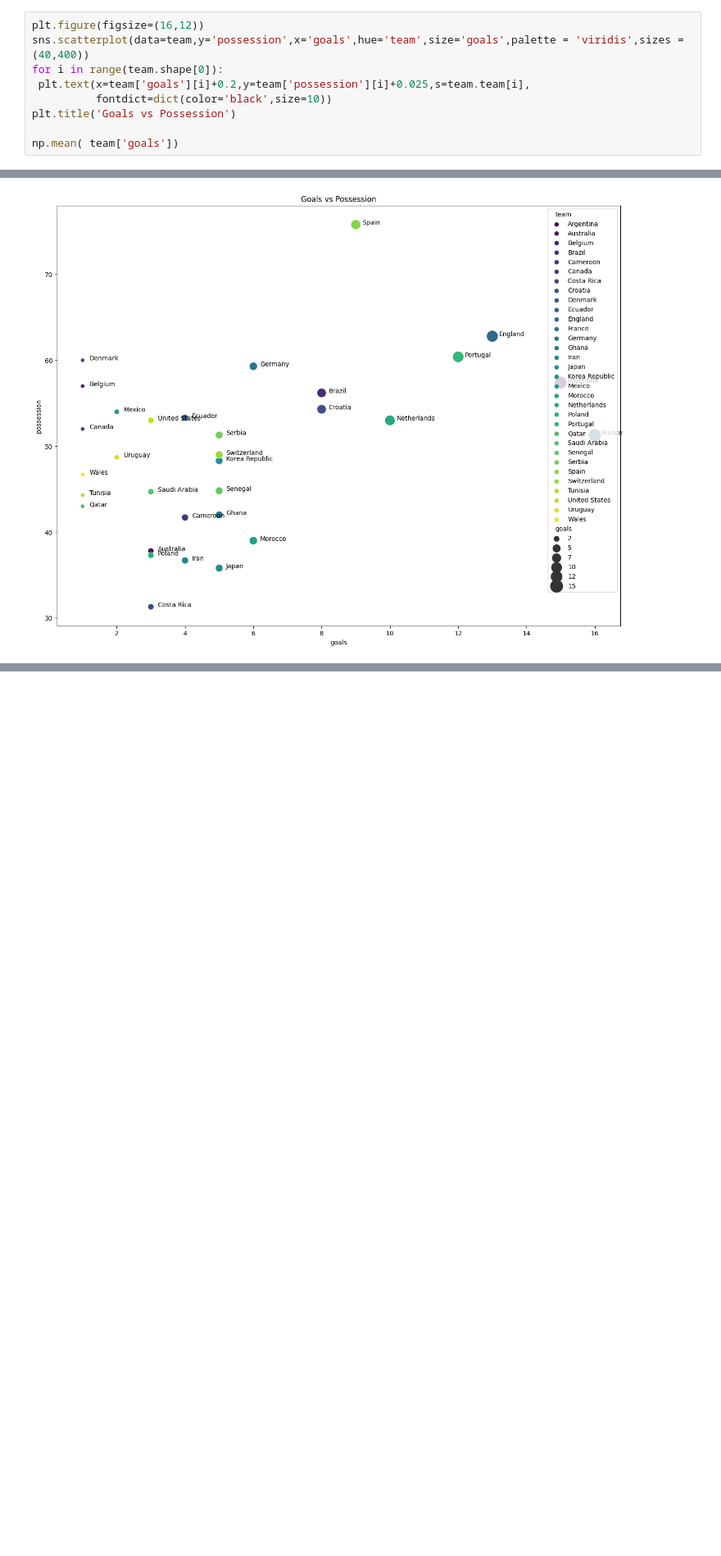
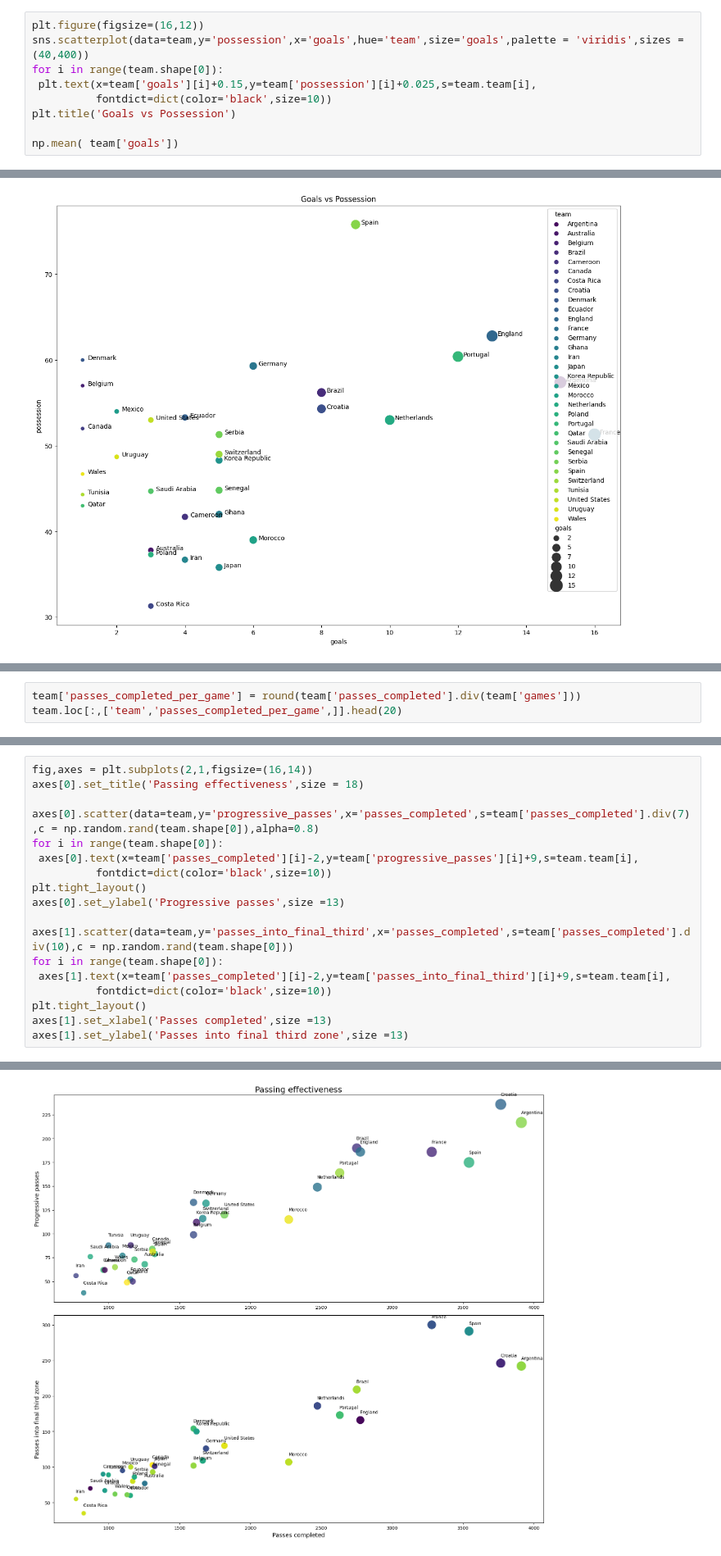
Before and after one commit to RayNguyent/World_Cup_2022, a Jupyter notebook: report.ipynb, the cells around one changed output, grey strips where cells are left out. Shown at 82% size. Cells and saved outputs as stored; diff of their text form; blank space fills up the shorter version.

Commit message:
update report with treemap + scatterplots

```diff
--- a/report.ipynb
+++ b/report.ipynb
@@ -122,7 +122,7 @@ France possessed the ball for average 51.3 minutes but scored surprisingly high
 plt.figure(figsize=(16,12))
 sns.scatterplot(data=team,y='possession',x='goals',hue='team',size='goals',palette = 'viridis',sizes = (40,400))
 for i in range(team.shape[0]):
- plt.text(x=team['goals'][i]+0.2,y=team['possession'][i]+0.025,s=team.team[i],
+ plt.text(x=team['goals'][i]+0.15,y=team['possession'][i]+0.025,s=team.team[i],
           fontdict=dict(color='black',size=10))
 plt.title('Goals vs Possession')
 
@@ -132,0 +150,3 @@ np.mean( team['goals'])
+# %%
+team['passes_completed_per_game'] = round(team['passes_completed'].div(team['games']))
+team.loc[:,['team','passes_completed_per_game',]].head(20)
@@ -132,0 +171,19 @@ np.mean( team['goals'])
+# %%
+fig,axes = plt.subplots(2,1,figsize=(16,14))
+axes[0].set_title('Passing effectiveness',size = 18)
+
+axes[0].scatter(data=team,y='progressive_passes',x='passes_completed',s=team['passes_completed'].div(7),c = np.random.rand(team.shape[0]),alpha=0.8)
+for i in range(team.shape[0]):
+ axes[0].text(x=team['passes_completed'][i]-2,y=team['progressive_passes'][i]+9,s=team.team[i],
+          fontdict=dict(color='black',size=10))
+plt.tight_layout()
+axes[0].set_ylabel('Progressive passes',size =13)
+
+axes[1].scatter(data=team,y='passes_into_final_third',x='passes_completed',s=team['passes_completed'].div(10),c = np.random.rand(team.shape[0]))
+for i in range(team.shape[0]):
+ axes[1].text(x=team['passes_completed'][i]-2,y=team['passes_into_final_third'][i]+9,s=team.team[i],
+          fontdict=dict(color='black',size=10))
+plt.tight_layout()
+axes[1].set_xlabel('Passes completed',size =13)
+axes[1].set_ylabel('Passes into final third zone',size =13)
+# %% [output]
@@ -132,0 +191 @@ np.mean( team['goals'])
+[figure, added]
```
Also changed, not shown: parts of 4 cells of this notebook.
